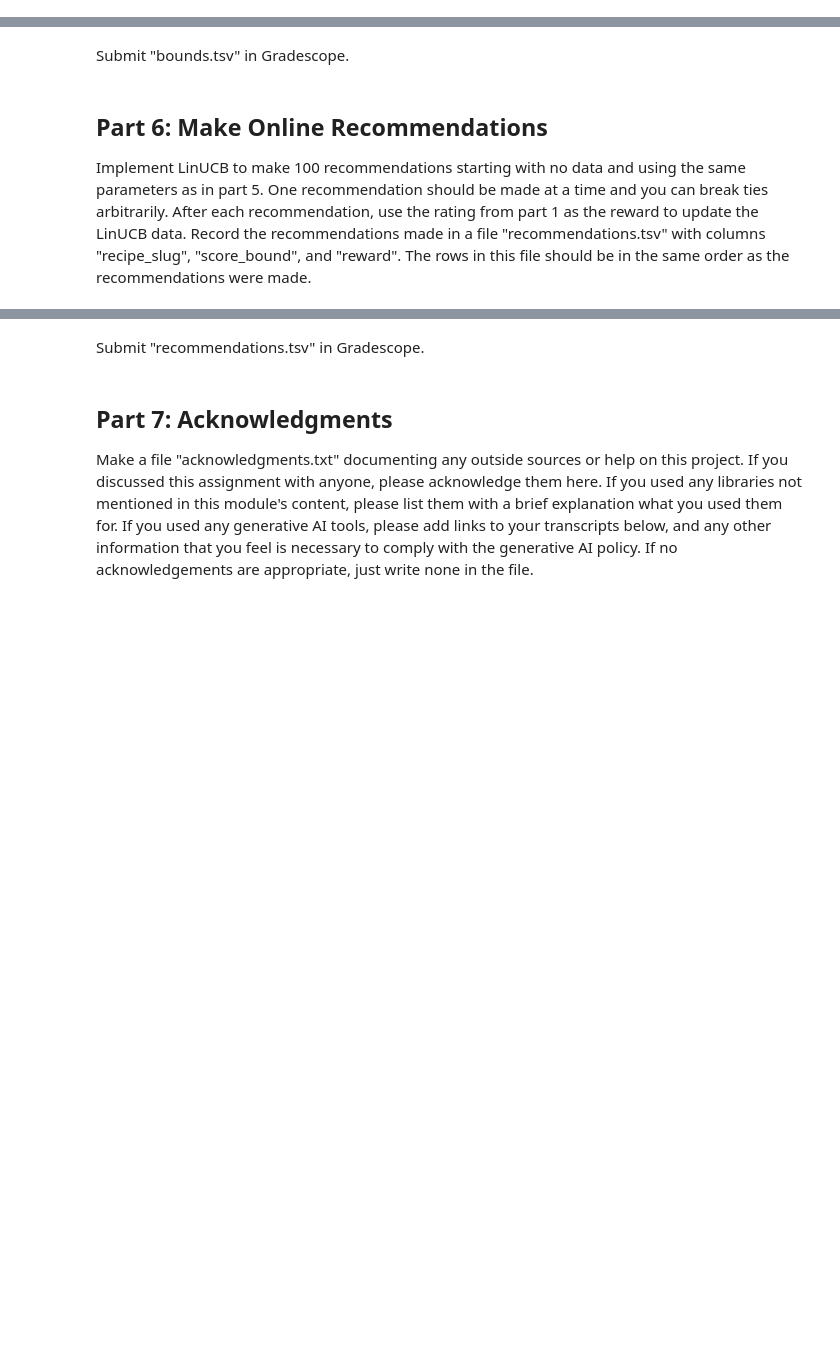
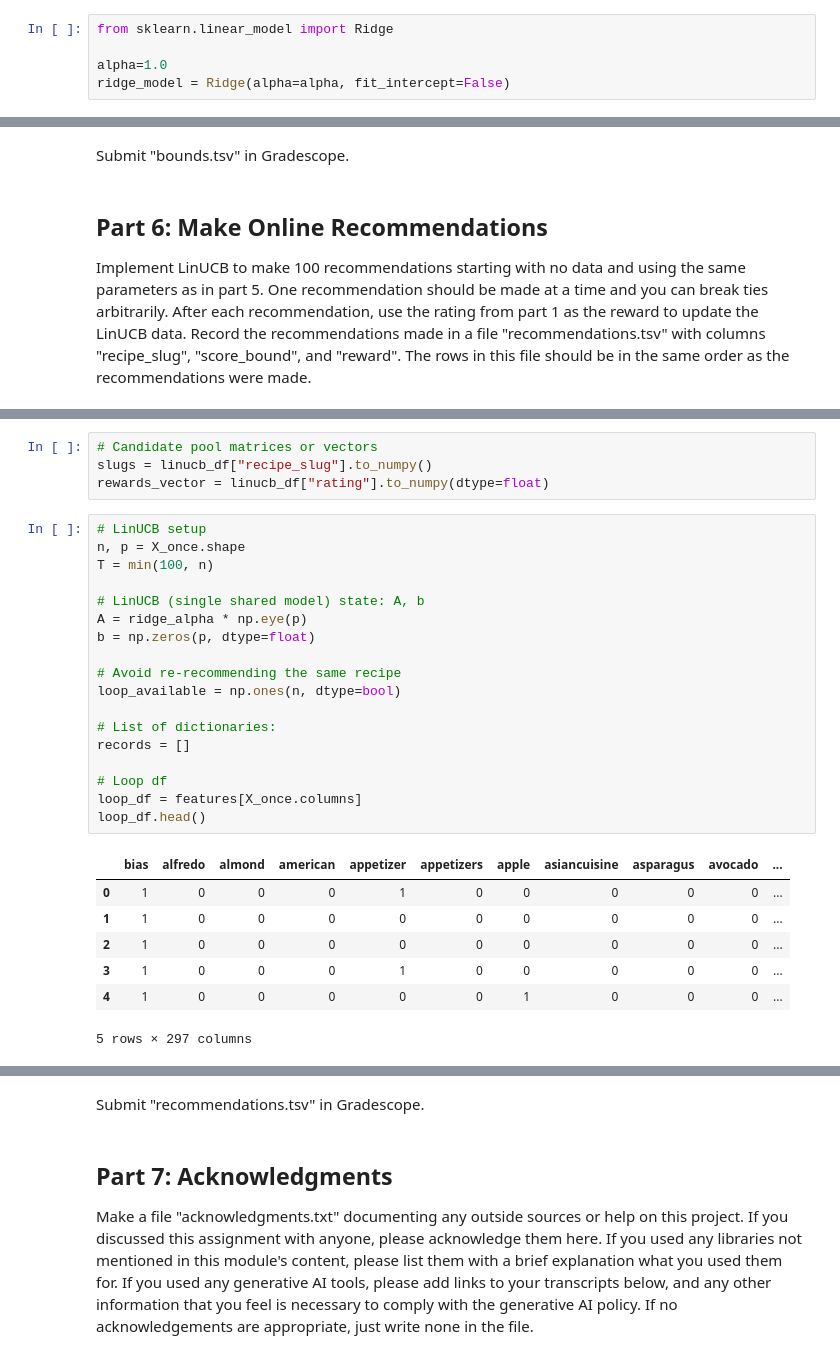
Before and after one commit to cfornesa/dx704-project-04, a Jupyter notebook: project.ipynb, the cells around one changed output, grey strips where cells are left out. Saved outputs shown, nothing was run; the diff lists cells and outputs as text; blank space fills up the shorter version.

```diff
--- a/project.ipynb
+++ b/project.ipynb
@@ -213,0 +247,5 @@ Hint: The estimate component of the bounds should match the previous estimate, s
+# %%
+from sklearn.linear_model import Ridge
+
+alpha=1.0
+ridge_model = Ridge(alpha=alpha, fit_intercept=False)
@@ -257,0 +458,30 @@ The rows in this file should be in the same order as the recommendations were ma
+# %%
+# Candidate pool matrices or vectors
+slugs = linucb_df["recipe_slug"].to_numpy()
+rewards_vector = linucb_df["rating"].to_numpy(dtype=float)
+# %%
+# LinUCB setup
+n, p = X_once.shape
+T = min(100, n)
+
+# LinUCB (single shared model) state: A, b
+A = ridge_alpha * np.eye(p)
+b = np.zeros(p, dtype=float)
+
+# Avoid re-recommending the same recipe
+loop_available = np.ones(n, dtype=bool)
+
+# List of dictionaries:
+records = []
+
+# Loop df
+loop_df = features[X_once.columns]
+loop_df.head()
+# %% [output]
+|  | bias | alfredo | almond | american | appetizer | appetizers | apple | asiancuisine | asparagus | avocado | ... |
+| 0 | 1 | 0 | 0 | 0 | 1 | 0 | 0 | 0 | 0 | 0 | ... |
+| 1 | 1 | 0 | 0 | 0 | 0 | 0 | 0 | 0 | 0 | 0 | ... |
+| 2 | 1 | 0 | 0 | 0 | 0 | 0 | 0 | 0 | 0 | 0 | ... |
+| 3 | 1 | 0 | 0 | 0 | 1 | 0 | 0 | 0 | 0 | 0 | ... |
+| 4 | 1 | 0 | 0 | 0 | 0 | 0 | 1 | 0 | 0 | 0 | ... |
+5 rows × 297 columns
```
Also changed, not shown: parts of 29 cells of this notebook, 4 other files.
